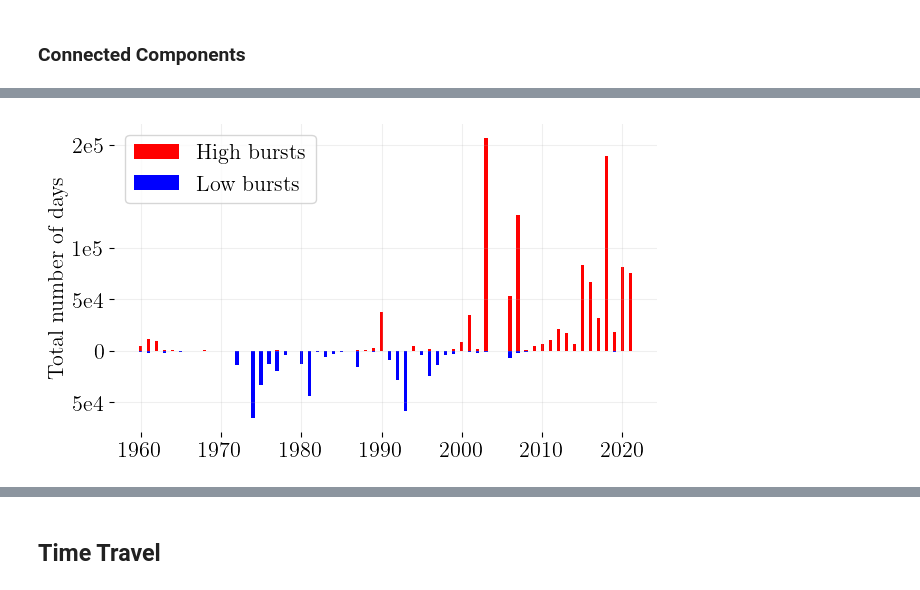
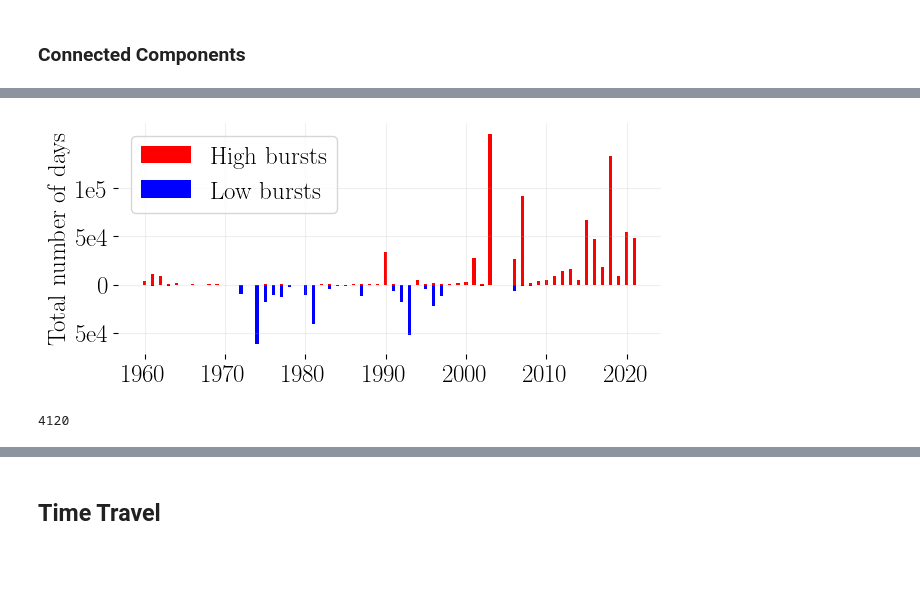
Before and after one commit to GuillaumeCld/seasonal-burst, a Jupyter notebook: grl-case-study/notebooks/paper_grid.ipynb, the cells around one changed output, grey strips where cells are left out. Drawn from its saved outputs; the diff is of its cells as text; code cells hidden in the pictures; blank space fills up the shorter version.

```diff
--- a/grl-case-study/notebooks/paper_grid.ipynb
+++ b/grl-case-study/notebooks/paper_grid.ipynb
@@ -36,7 +38,7 @@ grid_data_path="../../Data/SST/medi_1960_2021_processed_focused.nc"
 parameter="sst"
 n_jobs = 6
 minimum_length = 1
-maximum_length = 365
+maximum_length = 90
 absolute_threshold = True
 animate = False
 export = True
@@ -222,15 +305,25 @@ data = {'year': years,
         'hot': series_hot,
         'cold': -series_cold}
 
-plt.figure(figsize=(12, 4)), plt.grid(alpha=0.2)
-plt.bar(data['year'], data['hot'], width=0.4, color='red', label='Hot')
-plt.bar(data['year'], data['cold'], width=0.4, color='blue', label='Cold')
-plt.ylabel('Number of unique grid cell')
+plt.rcParams.update(plt.rcParamsDefault)
+plt.rcParams.update({
+    "text.usetex": True,
+    "font.family": "serif",
+    "font.serif": ["Latin Modern Roman"],
+})
+plt.rcParams['font.size'] = 18
+plt.figure(figsize=(8, 6)), plt.grid(alpha=0.2)
+plt.bar(data['year'], data['hot']/len(valid_coordinates)*100, width=0.4, color='red', label='Hot')
+plt.bar(data['year'], data['cold']/len(valid_coordinates)*100, width=0.4, color='blue', label='Cold')
+plt.ylabel('Grid coverage (\%)')
 ax = plt.gca()
 ax.set_yticks(ax.get_yticks().tolist())
-ax.ticklabel_format(axis='y', style='sci', scilimits=(0, 0))
+#ax.ticklabel_format(axis='y', style='sci', scilimits=(0, 0))
 labels = [int(abs(e)) for e in ax.get_yticks()]
 ax.set_yticklabels(labels), plt.legend()
 for pos in ['right', 'top', 'bottom', 'left']: plt.gca().spines[pos].set_visible(False)
+
+plt.savefig("grid_coverage.pdf", format="pdf", bbox_inches='tight')
+
 plt.show()
 # %% [output]
@@ -238,29 +331,44 @@ plt.show()
 # %%
 data = {'date': ts_date,
         'hot': daylies_hot,
         'cold': -daylies_cold}
+
+plt.rcParams.update(plt.rcParamsDefault)
+plt.rcParams.update({
+    "text.usetex": True,
+    "font.family": "serif",
+    "font.serif": ["Latin Modern Roman"],
+})
+plt.rcParams['font.size'] = 18
 
 df = pd.DataFrame(data)
 df['date'] = pd.to_datetime(df['date'])
 df['year'] = df['date'].dt.year
 
 
 yearly_sum = df.groupby('year')[['hot', 'cold']].sum().reset_index()
 
-plt.figure(figsize=(7, 4)), plt.grid(alpha=0.2)
+plt.figure(figsize=(7, 3)), plt.grid(alpha=0.2)
 plt.bar(yearly_sum['year'], yearly_sum['hot'], width=0.4, color='red', label='High bursts')
 plt.bar(yearly_sum['year'], yearly_sum['cold'], width=0.4, color='blue', label='Low bursts')
 plt.ylabel('Total number of days')
 ax = plt.gca()
-custom_positions = [-50000, 0, 50000, 100000, 200000]
-custom_labels = ['5e4', '0', '5e4', '1e5', '2e5']
+custom_positions = [-50000, 0, 50000, 100000]
+custom_labels = ['5e4', '0', '5e4', '1e5']
 ax.set_yticks(custom_positions)
 ax.set_yticklabels(custom_labels)
 
-plt.legend()
+plt.legend(loc = "upper left")
 #ax.ticklabel_format(axis='y', style='sci', scilimits=(0,0))
 for pos in ['right', 'top', 'bottom', 'left']: plt.gca().spines[pos].set_visible(False)
 plt.savefig("../figures/yearly_days.pdf", format="pdf", bbox_inches='tight')
+
+plt.savefig("grid_cumul.pdf", format="pdf", bbox_inches='tight')
+
 plt.show()
 # %% [output]
-[figure, old version]
+[figure, new version]
+# %%
+len(valid_coordinates)
+# %% [output]
+4120
```
Also changed, not shown: parts of 28 cells of this notebook, 42 other files.
